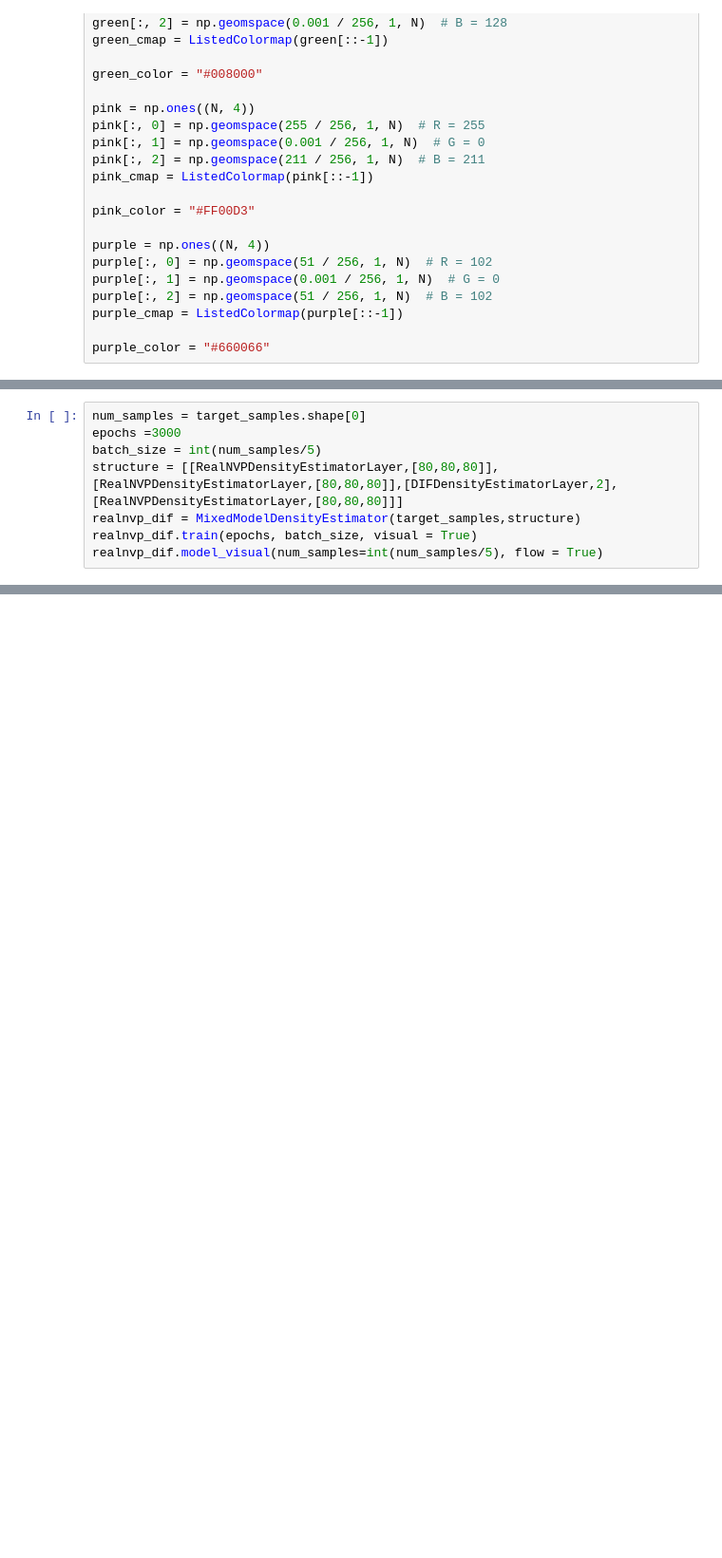
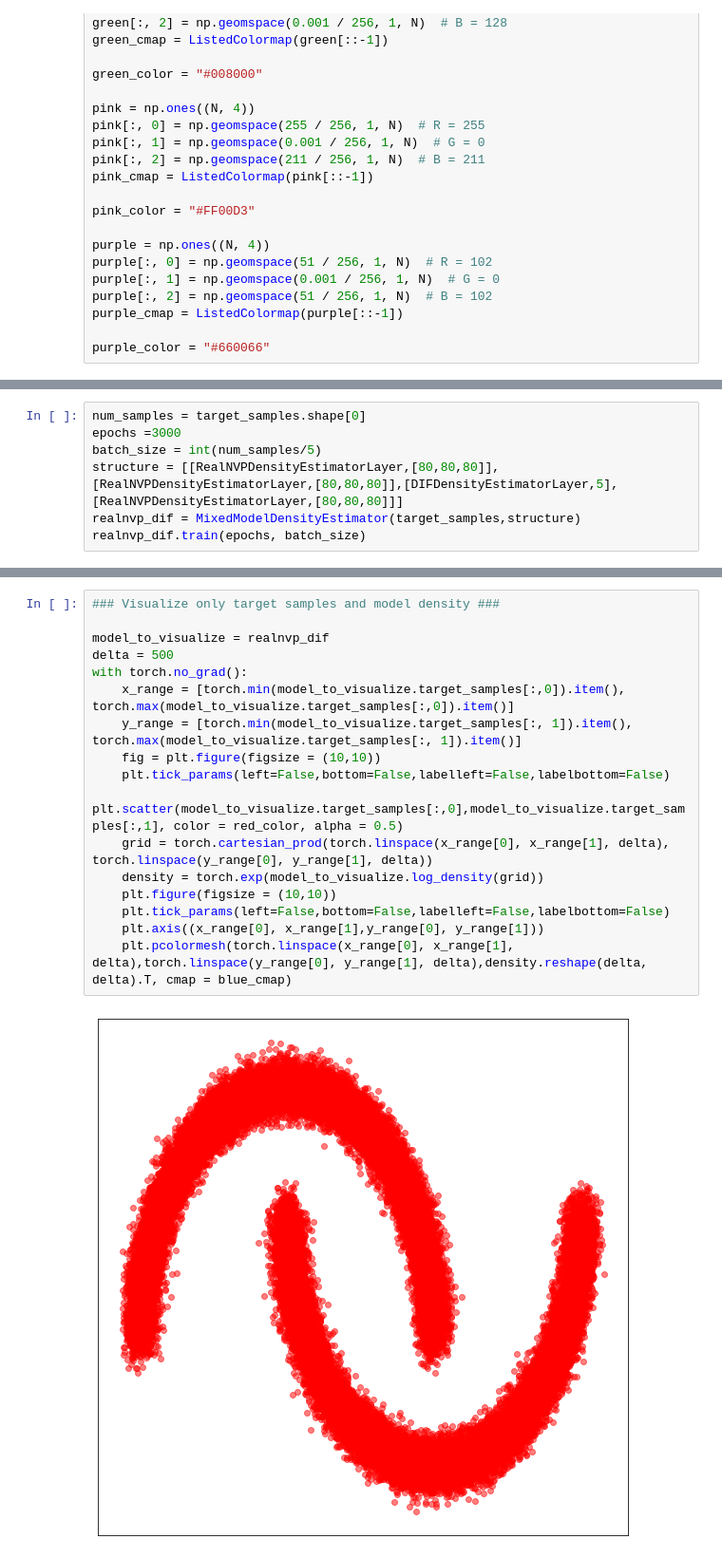
Before and after one commit to ElouanARGOUARCH/Normalizing_Flows, a Jupyter notebook: experiments/Mixed Models _ Two Moons.ipynb, the cells around one changed output, grey strips where cells are left out. Shown at 95% size. Drawn from its saved outputs; the diff is of its cells as text; blank space fills up the shorter version.

```diff
--- a/experiments/Mixed Models _ Two Moons.ipynb
+++ b/experiments/Mixed Models _ Two Moons.ipynb
@@ -204,8 +197,7 @@ AttributeError: 'AxesSubplot' object has no attribute 'xlim'
 num_samples = target_samples.shape[0]
 epochs =3000
 batch_size = int(num_samples/5)
-structure = [[RealNVPDensityEstimatorLayer,[80,80,80]],[RealNVPDensityEstimatorLayer,[80,80,80]],[DIFDensityEstimatorLayer,2],[RealNVPDensityEstimatorLayer,[80,80,80]]]
+structure = [[RealNVPDensityEstimatorLayer,[80,80,80]],[RealNVPDensityEstimatorLayer,[80,80,80]],[DIFDensityEstimatorLayer,5],[RealNVPDensityEstimatorLayer,[80,80,80]]]
 realnvp_dif = MixedModelDensityEstimator(target_samples,structure)
-realnvp_dif.train(epochs, batch_size, visual = True)
-realnvp_dif.model_visual(num_samples=int(num_samples/5), flow = True)
+realnvp_dif.train(epochs, batch_size)
 # %% [output]
@@ -213,0 +297,19 @@ realnvp_dif.model_visual(num_samples=int(num_samples/5), flow = True)
+# %%
+### Visualize only target samples and model density ###
+
+model_to_visualize = realnvp_dif
+delta = 500
+with torch.no_grad():
+    x_range = [torch.min(model_to_visualize.target_samples[:,0]).item(), torch.max(model_to_visualize.target_samples[:,0]).item()]
+    y_range = [torch.min(model_to_visualize.target_samples[:, 1]).item(), torch.max(model_to_visualize.target_samples[:, 1]).item()]
+    fig = plt.figure(figsize = (10,10))
+    plt.tick_params(left=False,bottom=False,labelleft=False,labelbottom=False)
+    plt.scatter(model_to_visualize.target_samples[:,0],model_to_visualize.target_samples[:,1], color = red_color, alpha = 0.5)
+    grid = torch.cartesian_prod(torch.linspace(x_range[0], x_range[1], delta), torch.linspace(y_range[0], y_range[1], delta))
+    density = torch.exp(model_to_visualize.log_density(grid))
+    plt.figure(figsize = (10,10))
+    plt.tick_params(left=False,bottom=False,labelleft=False,labelbottom=False)
+    plt.axis((x_range[0], x_range[1],y_range[0], y_range[1]))
+    plt.pcolormesh(torch.linspace(x_range[0], x_range[1], delta),torch.linspace(y_range[0], y_range[1], delta),density.reshape(delta, delta).T, cmap = blue_cmap)
+# %% [output]
+[figure, added]
```
Also changed, not shown: parts of 7 cells of this notebook, 7 other files.
